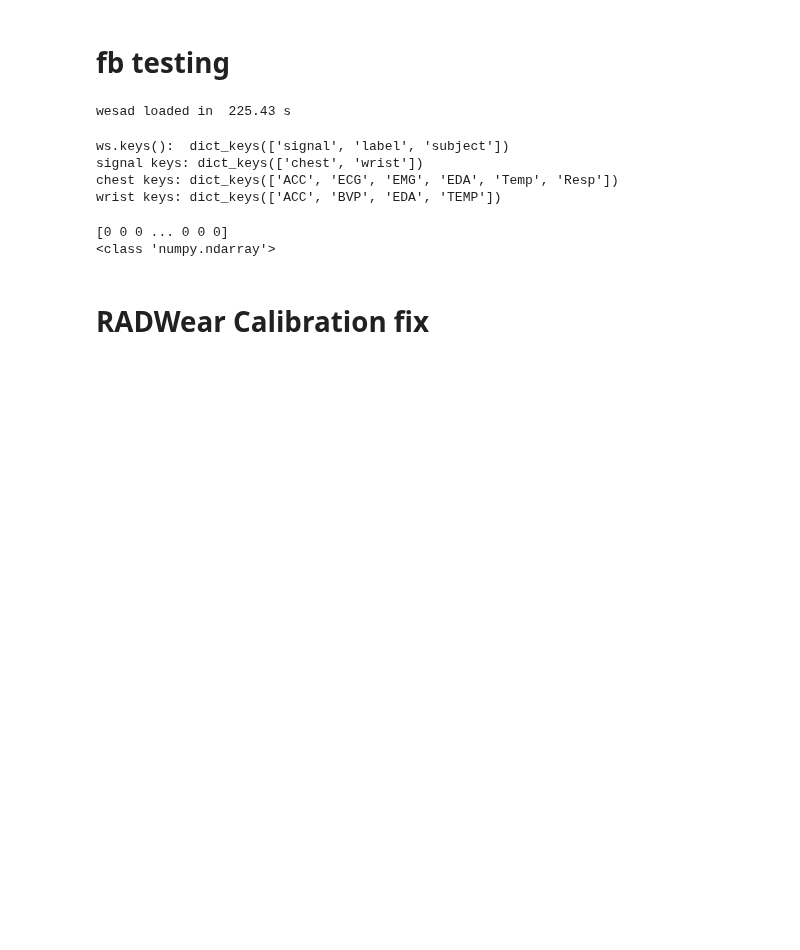
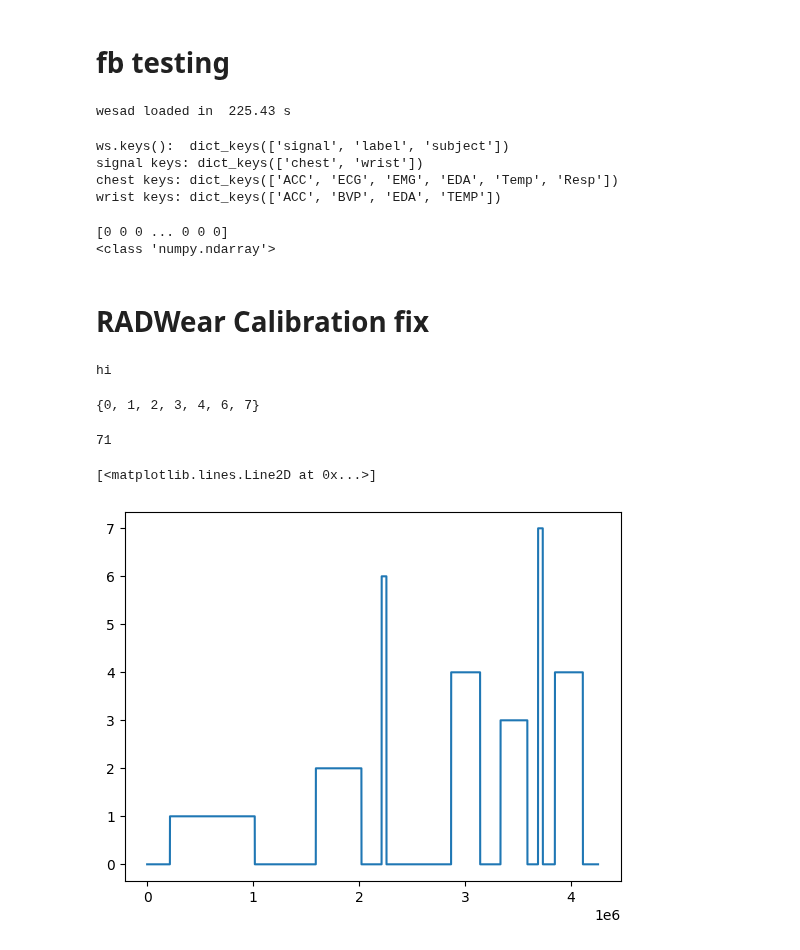
Before and after one commit to AbdulAlkurdi/anxietyFB, a Jupyter notebook: fb_code/fb_testing.ipynb, the cells around one changed output. Cells and saved outputs as stored; diff of their text form; code cells hidden in the pictures; blank space fills up the shorter version.

```diff
--- a/fb_code/fb_testing.ipynb
+++ b/fb_code/fb_testing.ipynb
@@ -1005,3 +1005,26 @@ with open(redcap_path + 'redcap_df_2nd.pkl', 'rb') as f:
 display(redcap_dict_1st[16])
 # %%
 redcap_df_2nd
+# %%
+import pickle
+print('hi')
+import os
+import csv
+os.listdir()
+
+with open('poop.txt', 'rb') as f:
+    poop = csv.reader(f)
+    for i in poop:
+        print(i)
+# %% [output]
+hi
+# %%
+with open('/mnt/d/Users/alkurdi/data/WESAD/cm_cr_dict.pickle', 'rb') as handle:
+    WESAD_cm_cr_dict = pickle.load(handle)
+# %%
+with open('/mnt/d/Users/alkurdi/data/WESAD/S2/S2.pkl', 'rb') as f:
+    s2 = pickle.load(f, encoding='latin1')
+
+set(s2['label'])
+# %% [output]
+{0, 1, 2, 3, 4, 6, 7}
@@ -1007,0 +1043,11 @@ redcap_df_2nd
+# %%
+len(x_2_3.data)
+# %% [output]
+71
+# %%
+import matplotlib.pyplot as plt
+
+plt.plot(s2['label'])
+# %% [output]
+[<matplotlib.lines.Line2D at 0x...>]
+[figure, added]
```
Also changed, not shown: parts of 7 cells of this notebook, 4 other files.
